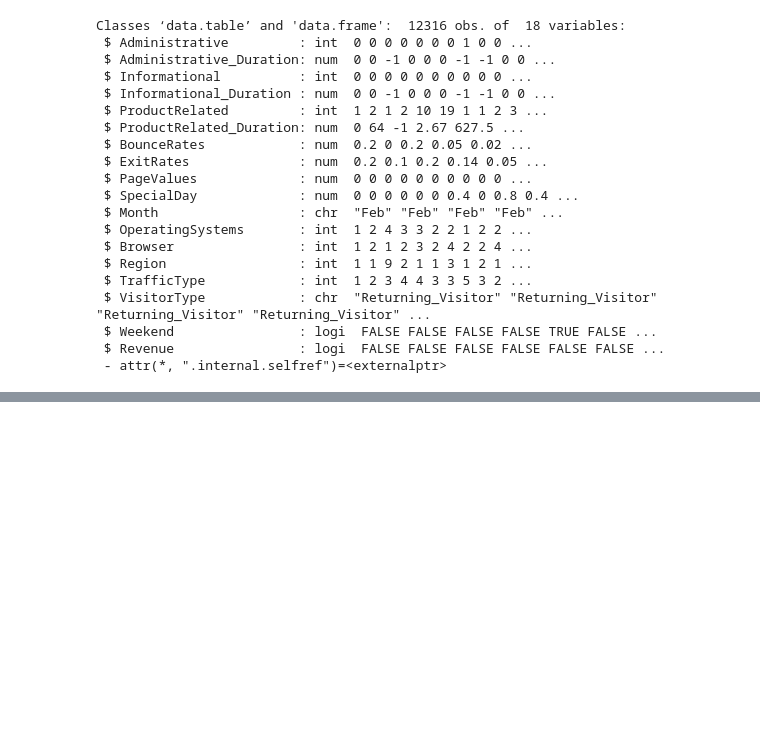
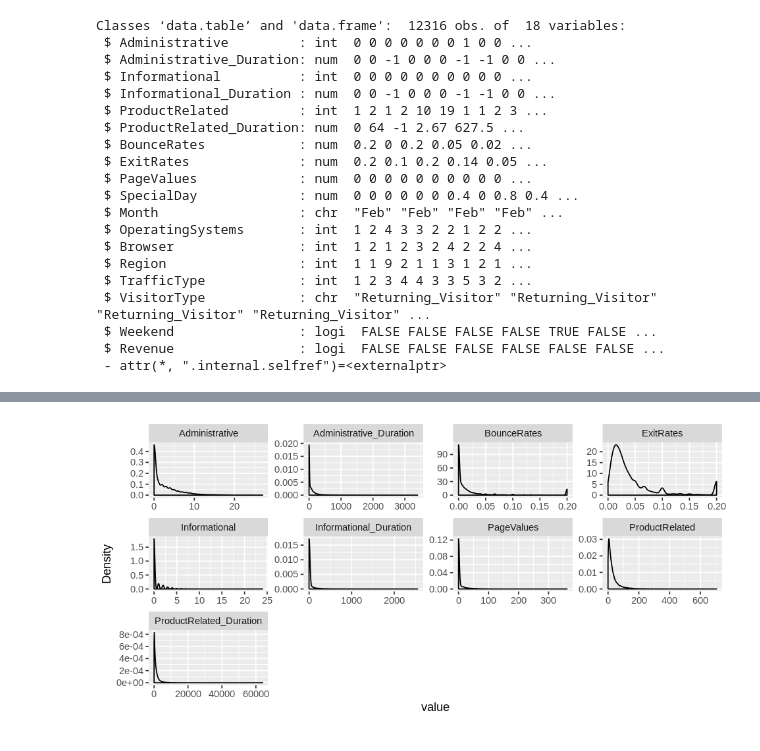
Before and after one commit to Nzaya/Online-Shoppers, a Jupyter notebook: Online_in_R.ipynb, the cells around one changed output, grey strips where cells are left out. Saved outputs shown, nothing was run; the diff lists cells and outputs as text; code cells hidden in the pictures; blank space fills up the shorter version.

```diff
--- a/Online_in_R.ipynb
+++ b/Online_in_R.ipynb
@@ -197,0 +293,6 @@ ggplot(aes(x= Month, y= Informational_Duration)) + geom_line() + geom_smooth(met
+# %%
+#Plotting Density plots to represent continous variables
+
+plot_density(online)
+# %% [output]
+[figure, added]
```
Also changed, not shown: parts of 57 cells of this notebook.
